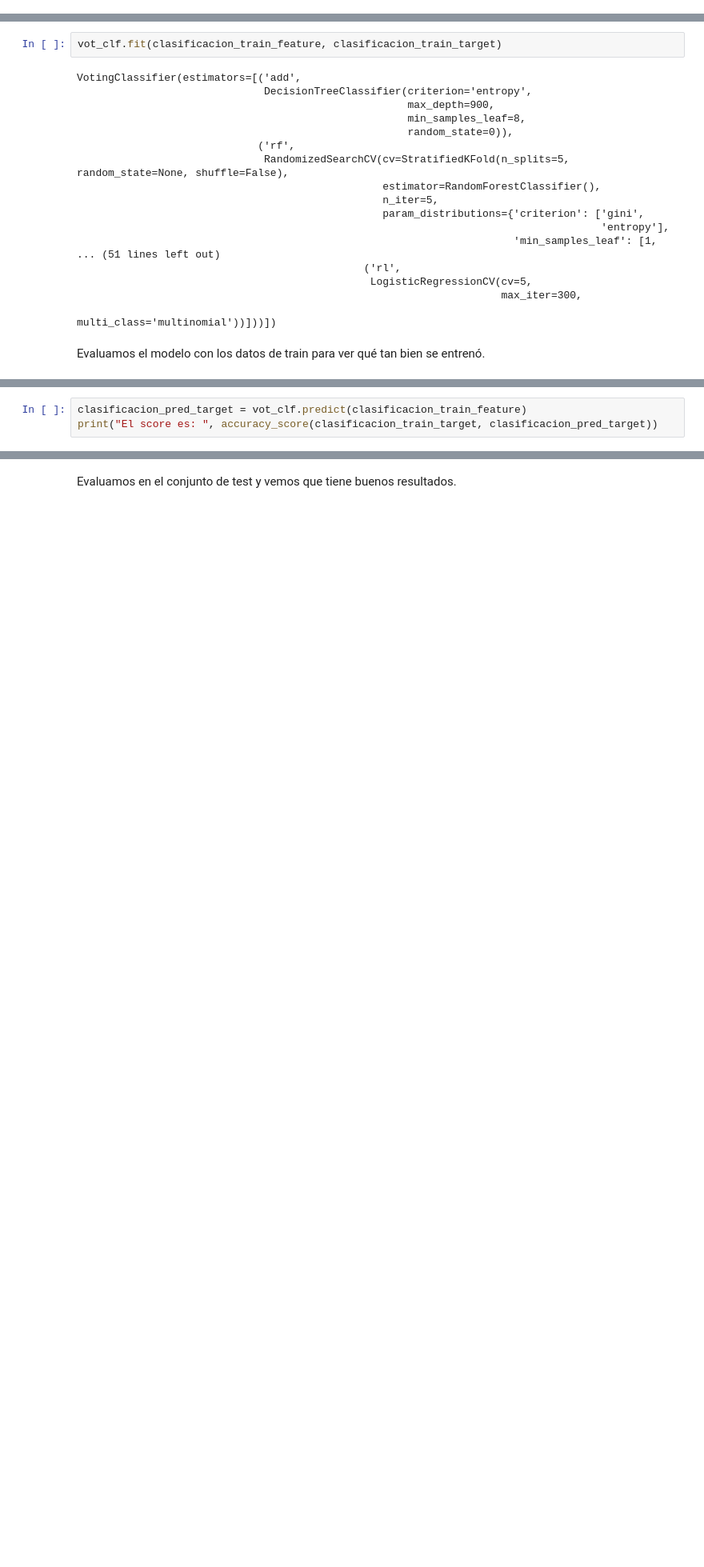
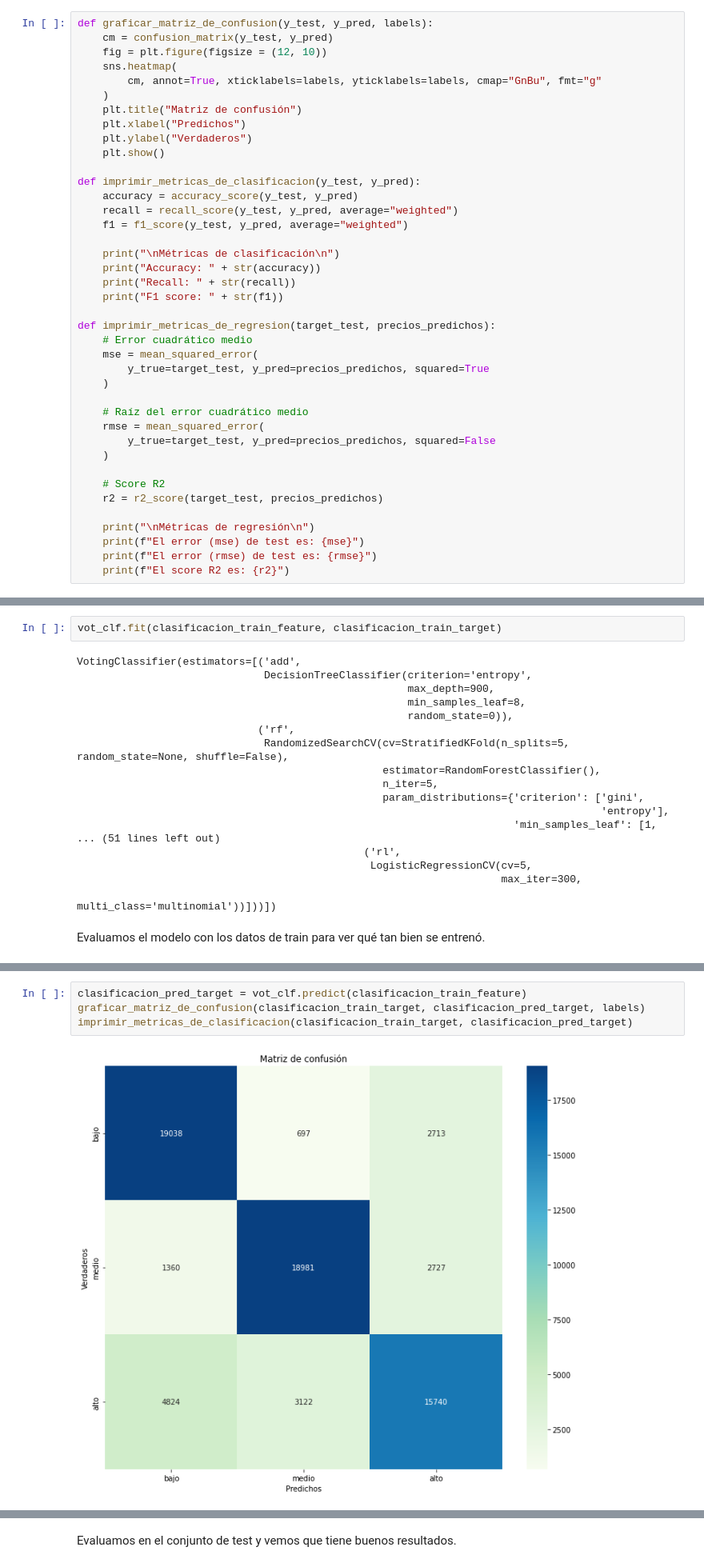
Before and after one commit to ManuSanchez02/7506R-2c2022-GRUPO09, a Jupyter notebook: tp2/7506_R_TP2_GRUPO09_ENTREGA_N3(Ensambles).ipynb, the cells around one changed output, grey strips where cells are left out. Shown at 80% size. Cells and saved outputs as stored; diff of their text form; blank space fills up the shorter version.

```diff
--- a/tp2/7506_R_TP2_GRUPO09_ENTREGA_N3(Ensambles).ipynb
+++ b/tp2/7506_R_TP2_GRUPO09_ENTREGA_N3(Ensambles).ipynb
@@ -28,3 +45,43 @@ np.random.seed(1)
+# %%
+def graficar_matriz_de_confusion(y_test, y_pred, labels):
+    cm = confusion_matrix(y_test, y_pred)
+    fig = plt.figure(figsize = (12, 10))
+    sns.heatmap(
+        cm, annot=True, xticklabels=labels, yticklabels=labels, cmap="GnBu", fmt="g"
+    )
+    plt.title("Matriz de confusión")
+    plt.xlabel("Predichos")
+    plt.ylabel("Verdaderos")
+    plt.show()
+
+def imprimir_metricas_de_clasificacion(y_test, y_pred):
+    accuracy = accuracy_score(y_test, y_pred)
+    recall = recall_score(y_test, y_pred, average="weighted")
+    f1 = f1_score(y_test, y_pred, average="weighted")
+
+    print("\nMétricas de clasificación\n")
+    print("Accuracy: " + str(accuracy))
+    print("Recall: " + str(recall))
+    print("F1 score: " + str(f1))
+
+def imprimir_metricas_de_regresion(target_test, precios_predichos):
+    # Error cuadrático medio
+    mse = mean_squared_error(
+        y_true=target_test, y_pred=precios_predichos, squared=True
+    )
+
+    # Raíz del error cuadrático medio
+    rmse = mean_squared_error(
+        y_true=target_test, y_pred=precios_predichos, squared=False
+    )
+
+    # Score R2
+    r2 = r2_score(target_test, precios_predichos)
+
+    print("\nMétricas de regresión\n")
+    print(f"El error (mse) de test es: {mse}")
+    print(f"El error (rmse) de test es: {rmse}")
+    print(f"El score R2 es: {r2}")
 # %% [markdown]
 ## Modelos
 # %% [markdown]
@@ -144,3 +201,6 @@ Evaluamos el modelo con los datos de train para ver qué tan bien se entrenó.
 # %%
 clasificacion_pred_target = vot_clf.predict(clasificacion_train_feature)
-print("El score es: ", accuracy_score(clasificacion_train_target, clasificacion_pred_target))
+graficar_matriz_de_confusion(clasificacion_train_target, clasificacion_pred_target, labels)
+imprimir_metricas_de_clasificacion(clasificacion_train_target, clasificacion_pred_target)
+# %% [output]
+[figure, added]
```
Also changed, not shown: parts of 19 cells of this notebook.
